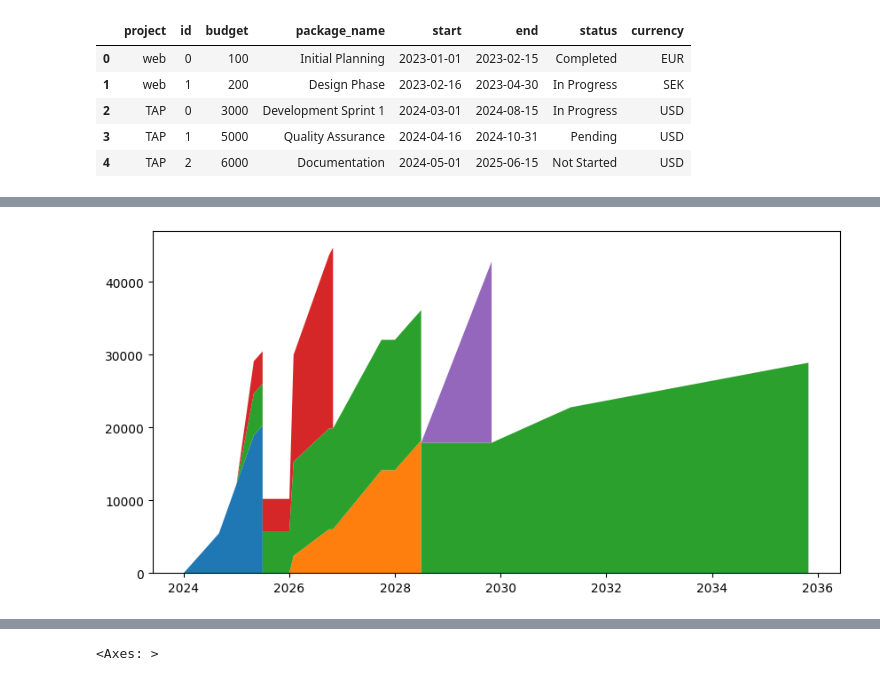
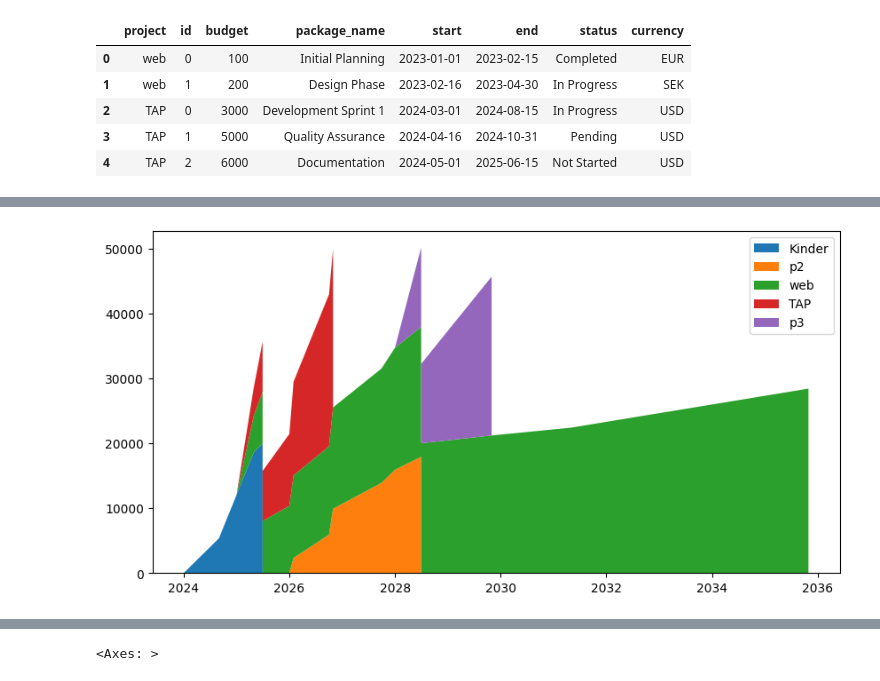
Before and after one commit to amirhoseinbidar/plot-proj, a Jupyter notebook: project.ipynb, the cells around one changed output, grey strips where cells are left out. Saved outputs shown, nothing was run; the diff lists cells and outputs as text; code cells hidden in the pictures.

Commit message:
fix calculate_projects_cumsum_cost miscalculation

```diff
--- a/project.ipynb
+++ b/project.ipynb
@@ -171,12 +173,14 @@ plt.show()
 # %%
-
 fig, ax = plt.subplots(figsize=(10, 5))
 
 
-plot_projects_stacked_cumsum_cost(participation_df, cost_df, budget_df, ax)
+ax, series, date_grid = plot_projects_stacked_cumsum_cost(
+    participation_df, cost_df, budget_df, priority_type, priority_ascending, ax
+)
+plt.legend()
 plt.show()
 # %% [output]
-[figure, old version]
+[figure, new version]
 # %%
 
 fig, ax = plt.subplots(figsize=(10, 5))
```
Also changed, not shown: parts of 16 cells of this notebook, 3 other files.
